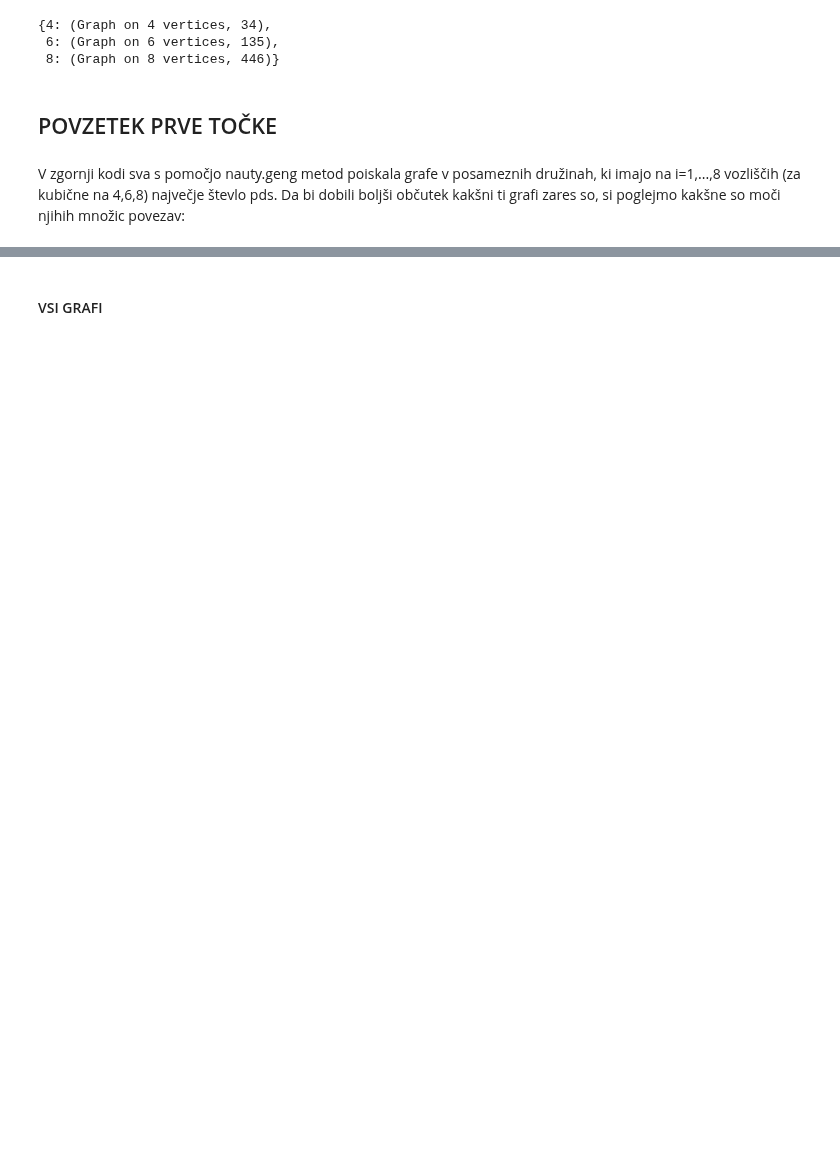
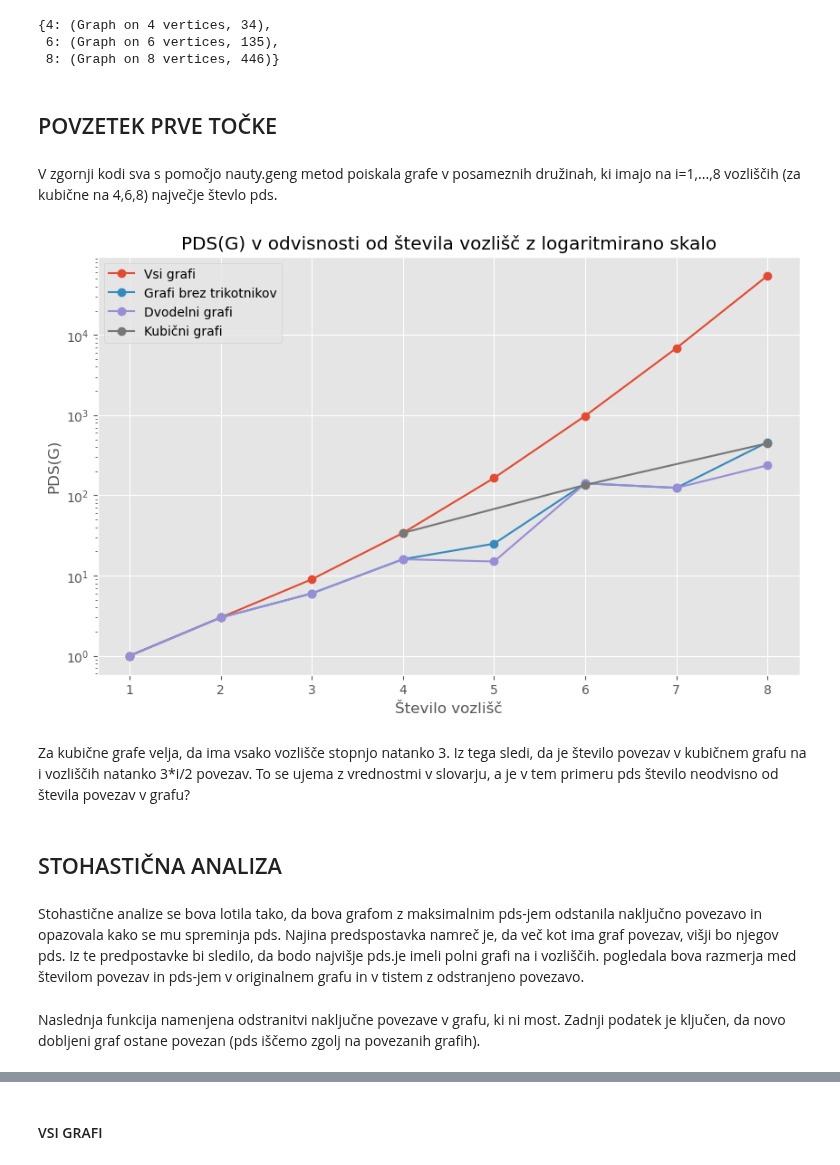
Before and after one commit to maticccc/Pingdingshan-number, a Jupyter notebook: test_sagea.ipynb, the cells around one changed output, grey strips where cells are left out. Drawn from its saved outputs; the diff is of its cells as text; code cells hidden in the pictures; blank space fills up the shorter version.

```diff
--- a/test_sagea.ipynb
+++ b/test_sagea.ipynb
@@ -90,4 +63,4 @@ def gen_vsi_grafi():
     return gen_vseh
 
 len(gen_vsi_grafi())
-gen_vsi_grafi()
+gen_vsi_grafi = gen_vsi_grafi()
@@ -123,0 +142,13 @@ print(max_dict)
+# %%
+def max_pds_dvod():
+    max_dict_dvod = {}
+    for grafi in dvodelni_grafi:
+        for G in grafi:
+            maks = 0
+            if pds(G) == max(maks, pds(G)):
+                maks = pds(G)
+        max_dict_dvod[G.order()] = maks
+    return max_dict_dvod
+
+max_dict_dvod = max_pds_dvod()
+max_dict_dvod
@@ -239,4 +344,43 @@ pds_kub_grafi
 # %% [markdown]
 ## POVZETEK PRVE TOČKE
 # %% [markdown]
-V zgornji kodi sva s pomočjo nauty.geng metod poiskala grafe v posameznih družinah, ki imajo na i=1,...,8 vozliščih (za kubične na 4,6,8) največje števlo pds. Da bi dobili boljši občutek kakšni ti grafi zares so, si poglejmo kakšne so moči njihih množic povezav:
+V zgornji kodi sva s pomočjo nauty.geng metod poiskala grafe v posameznih družinah, ki imajo na i=1,...,8 vozliščih (za kubične na 4,6,8) največje števlo pds.
+# %%
+# funkcija za vhodne podatke vzame štiri slovarje, ki vsebuje maksimalno PDS število na vsakem vozlišču
+# za vsakega od štirih tipov grafiv, ki sva jih znotraj naloge obravnavala in nato izriše te vrednosti
+import matplotlib.pyplot as plt
+
+def graf_pds(vsi, trik, dvod, kub):
+    x_1, y_1 = list(vsi.keys()), list(vsi.values())
+    x_2, y_2 = list(trik.keys()), list(trik.values())
+    x_3, y_3 = list(dvod.keys()), list(dvod.values())
+    x_4, y_4 = list(kub.keys()), list(kub.values())
+
+    plt.style.use('ggplot')
+
+    plt.figure(figsize = (10, 6))
+    plt.plot(x_1, y_1, marker='o', label='Vsi grafi')
+    plt.plot(x_2, y_2, marker='o', label='Grafi brez trikotnikov')
+    plt.plot(x_3, y_3, marker='o', label='Dvodelni grafi')
+    plt.plot(x_4, y_4, marker='o', label='Kubični grafi')
+
+    plt.xlabel('Število vozlišč')
+    plt.ylabel('PDS(G)')
+    plt.yscale('log')
+    plt.title('PDS(G) v odvisnosti od števila vozlišč z logaritmirano skalo')
+    plt.legend()
+    plt.grid(True)
+    plt.show()
+
+
+graf_pds(max_dict_vsi, max_dict_trik, max_dict_dvod, max_dict_kub)
+# %% [output]
+[figure, added]
+# %% [markdown]
+Za kubične grafe velja, da ima vsako vozlišče stopnjo natanko 3. Iz tega sledi, da je število povezav v kubičnem grafu na i vozliščih natanko 3*i/2 povezav. To se ujema z vrednostmi v slovarju, a je v tem primeru pds število neodvisno od števila povezav v grafu?
+# %% [markdown]
+## STOHASTIČNA ANALIZA
+# %% [markdown]
+Stohastične analize se bova lotila tako, da bova grafom z maksimalnim pds-jem odstanila naključno povezavo in opazovala kako se mu spreminja pds. Najina predspostavka namreč je, da več kot ima graf povezav, višji bo njegov pds. Iz te predpostavke bi sledilo, da bodo najvišje pds.je imeli polni grafi na i vozliščih. pogledala bova razmerja med številom povezav in pds-jem v originalnem grafu in v tistem z odstranjeno povezavo.
+# %% [markdown]
+Naslednja funkcija namenjena odstranitvi naključne povezave v grafu, ki ni most. Zadnji podatek je ključen, da novo dobljeni graf ostane povezan (pds iščemo zgolj na povezanih grafih).
```
Also changed, not shown: parts of 78 cells of this notebook.
